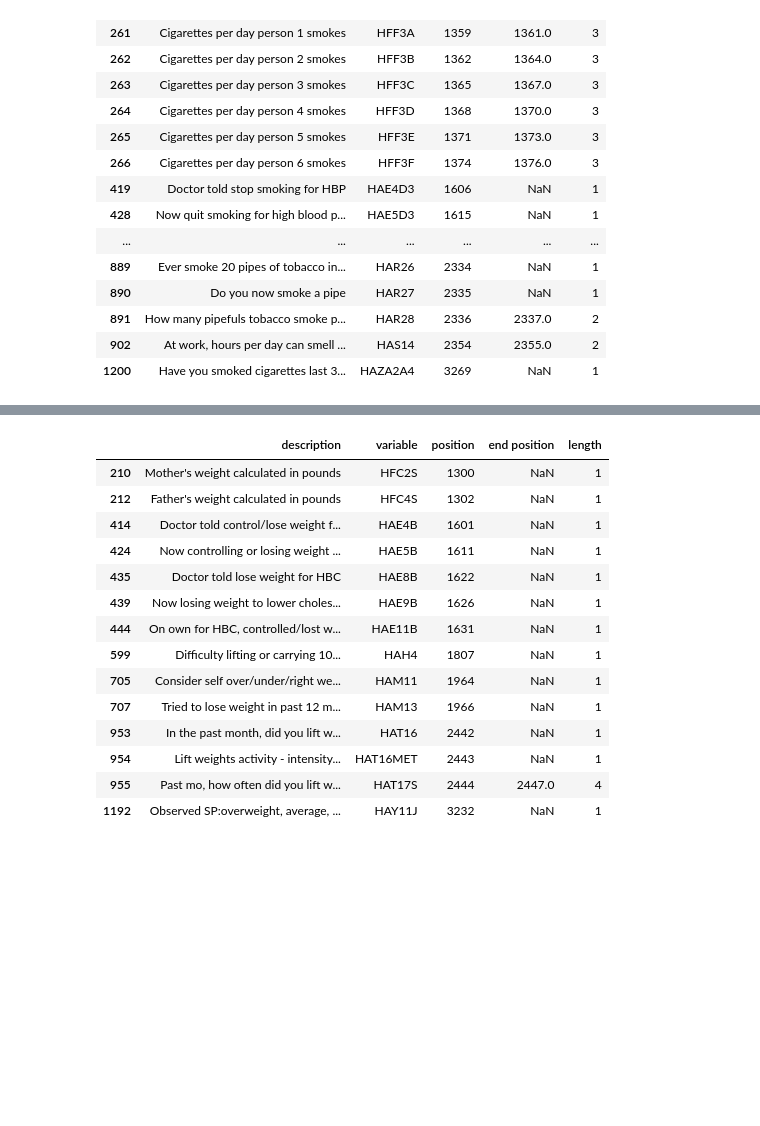
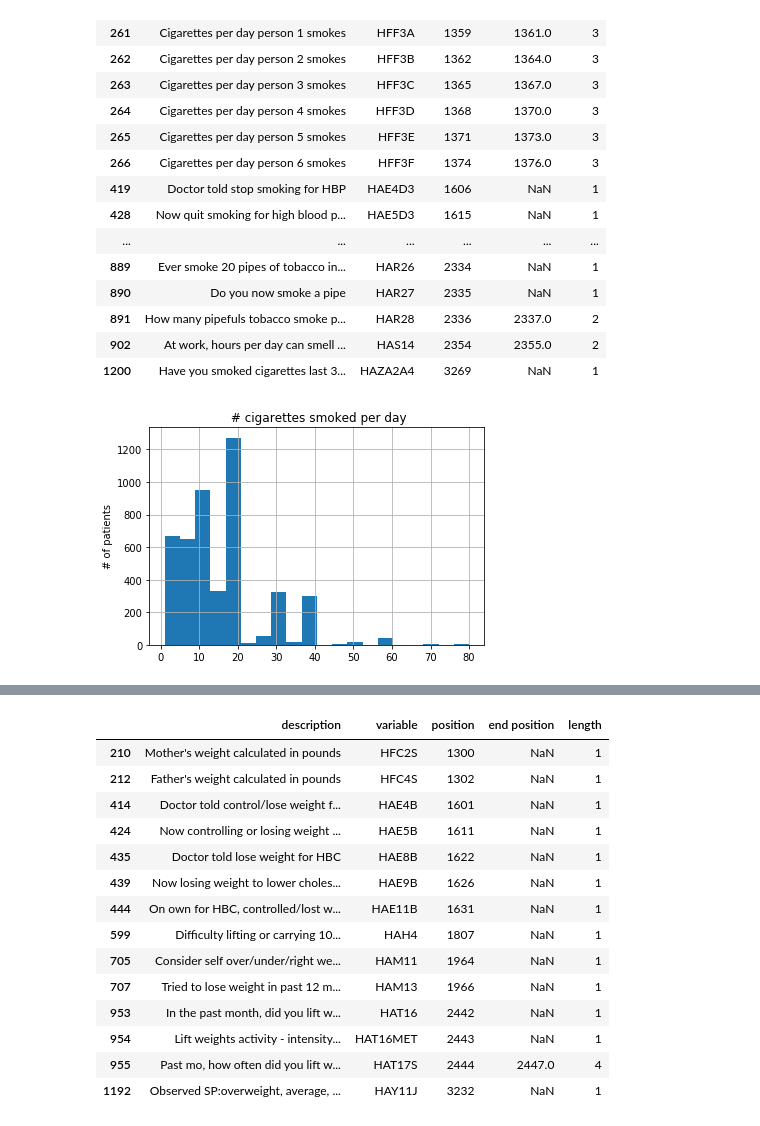
Before and after one commit to climatebrad/nhanes, a Jupyter notebook: nhanes.ipynb, the cells around one changed output, grey strips where cells are left out. Saved outputs shown, nothing was run; the diff lists cells and outputs as text; code cells hidden in the pictures; blank space fills up the shorter version.

Commit message:
histograms

```diff
--- a/nhanes.ipynb
+++ b/nhanes.ipynb
@@ -59,3 +59,13 @@ cols[cols.description.str.contains('(?:smok|cig)')]
 | 891 | How many pipefuls tobacco smoke p... | HAR28 | 2336 | 2337.0 | 2 |
 | 902 | At work, hours per day can smell ... | HAS14 | 2354 | 2355.0 | 2 |
 | 1200 | Have you smoked cigarettes last 3... | HAZA2A4 | 3269 | NaN | 1 |
+# %%
+def hist_amount(variable, data=df, cols=cols, outliers=100):
+    ax = data[data[variable] < outliers][variable].hist(bins=20)
+    plt.title(cols[cols.variable == variable].description.to_string(index=False))
+    plt.ylabel('# of patients')
+    return ax
+
+hist_amount('HAR4S');
+# %% [output]
+[figure, added]
```
Also changed, not shown: parts of 3 cells of this notebook.
